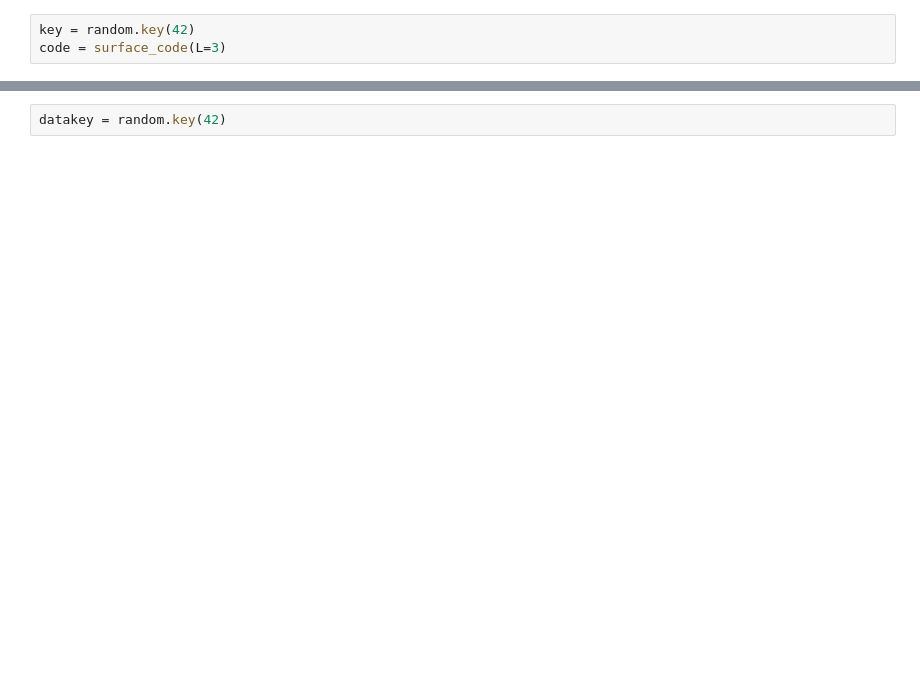
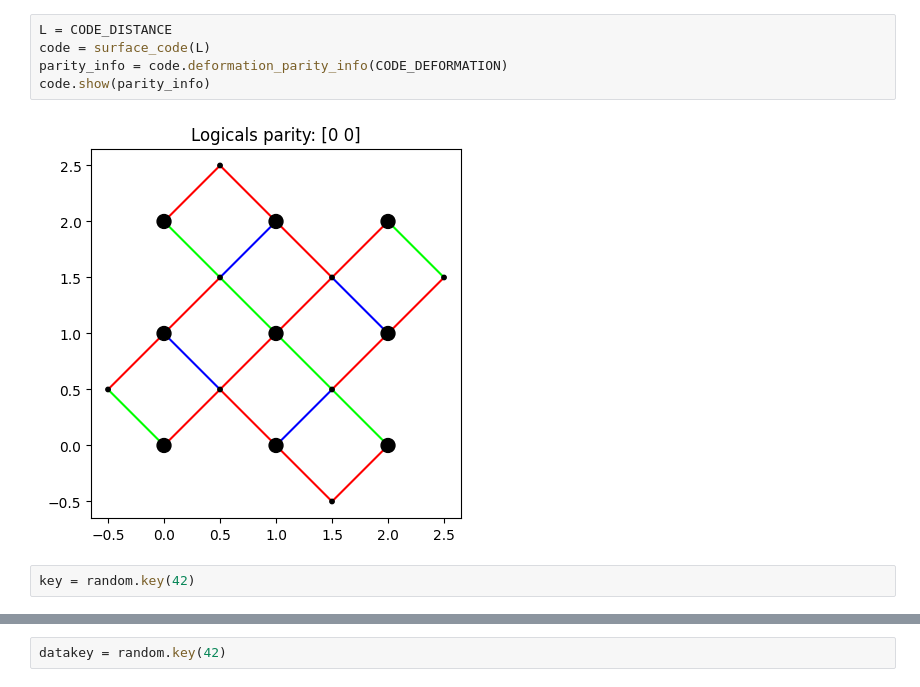
Before and after one commit to JuliusRye/QEC, a Jupyter notebook: Modules/quantum_error_correction_code.ipynb, the cells around one changed output, grey strips where cells are left out. Saved outputs shown, nothing was run; the diff lists cells and outputs as text; blank space fills up the shorter version.

```diff
--- a/Modules/quantum_error_correction_code.ipynb
+++ b/Modules/quantum_error_correction_code.ipynb
@@ -7,4 +18,10 @@ from quantum_error_correction_code import surface_code
+# %%
+L = CODE_DISTANCE
+code = surface_code(L)
+parity_info = code.deformation_parity_info(CODE_DEFORMATION)
+code.show(parity_info)
+# %% [output]
+[figure, added]
 # %%
 key = random.key(42)
-code = surface_code(L=3)
 # %%
```
Also changed, not shown: parts of 6 cells of this notebook, 6 other files.
